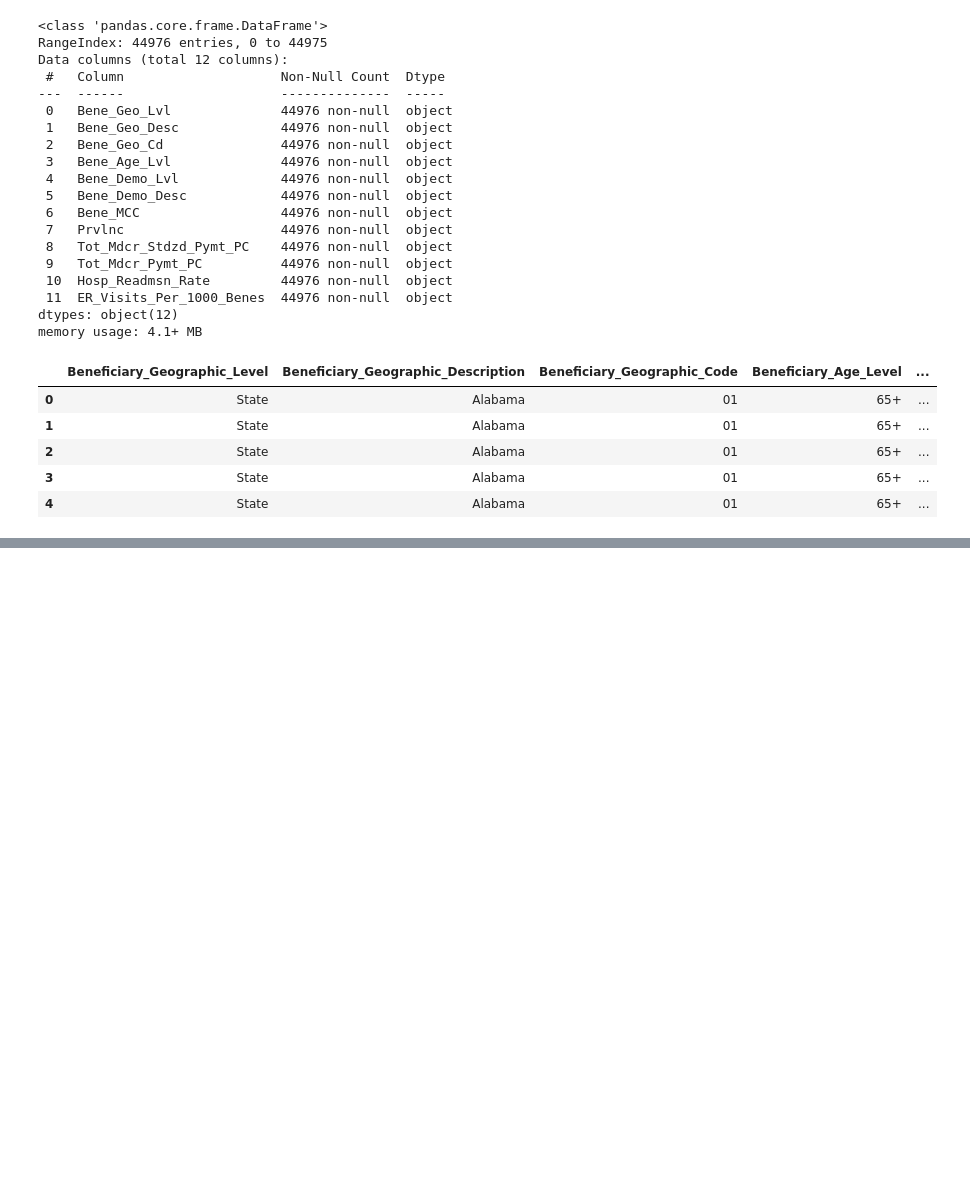
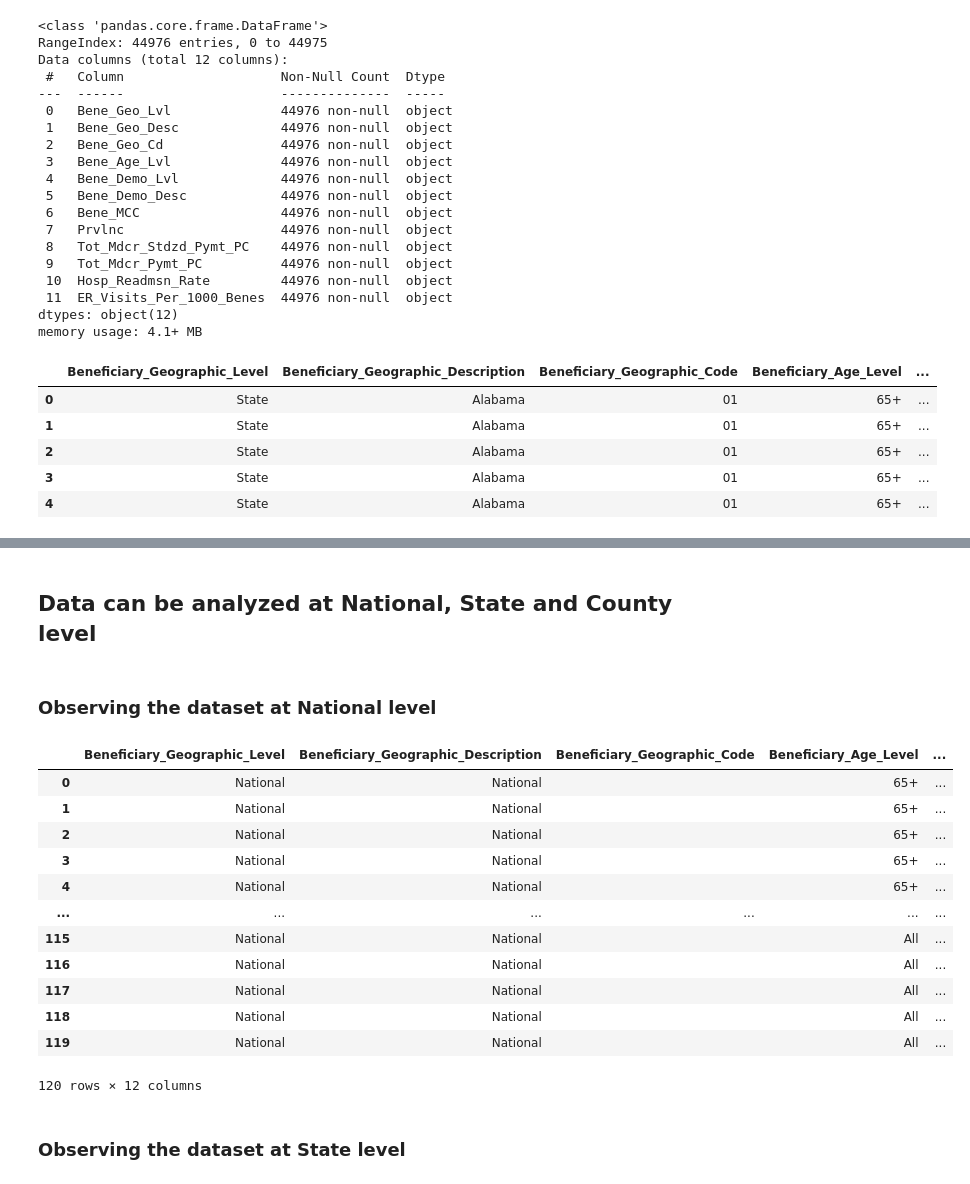
Before and after one commit to ShipraGupta16/Project_1, a Jupyter notebook: multiple_chronic_conditions_cms_2017.ipynb, the cells around one changed output, grey strips where cells are left out. Saved outputs shown, nothing was run; the diff lists cells and outputs as text; code cells hidden in the pictures; blank space fills up the shorter version.

Commit message:
cleaned up data

```diff
--- a/multiple_chronic_conditions_cms_2017.ipynb
+++ b/multiple_chronic_conditions_cms_2017.ipynb
@@ -106,0 +183,25 @@ mcc_df.tail()
+# %% [markdown]
+## Data can be analyzed at National, State and County level
+# %% [markdown]
+### Observing the dataset at National level
+# %%
+# Make a dataframe based on National
+mcc_national_df = mcc_df.loc[mcc_df["Beneficiary_Geographic_Level"] == "National"]
+mcc_national_df = mcc_national_df.reset_index(drop=True)
+mcc_national_df
+# %% [output]
+|  | Beneficiary_Geographic_Level | Beneficiary_Geographic_Description | Beneficiary_Geographic_Code | Beneficiary_Age_Level | ... |
+| 0 | National | National |  | 65+ | ... |
+| 1 | National | National |  | 65+ | ... |
+| 2 | National | National |  | 65+ | ... |
+| 3 | National | National |  | 65+ | ... |
+| 4 | National | National |  | 65+ | ... |
+| ... | ... | ... | ... | ... | ... |
+| 115 | National | National |  | All | ... |
+| 116 | National | National |  | All | ... |
+| 117 | National | National |  | All | ... |
+| 118 | National | National |  | All | ... |
+| 119 | National | National |  | All | ... |
+120 rows × 12 columns
+# %% [markdown]
+### Observing the dataset at State level
```
Also changed, not shown: parts of 15 cells of this notebook.
